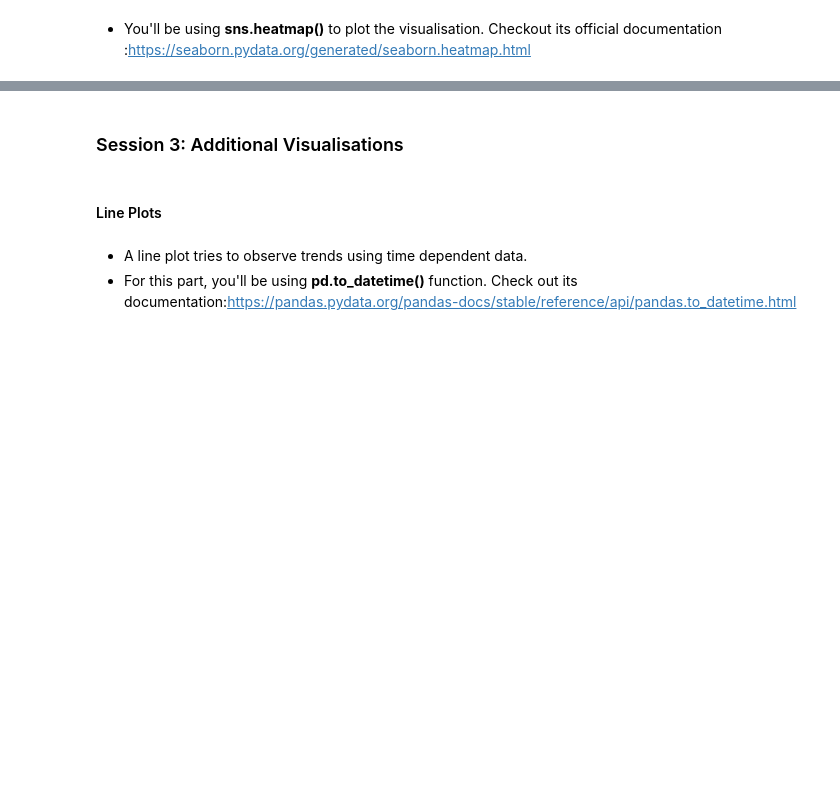
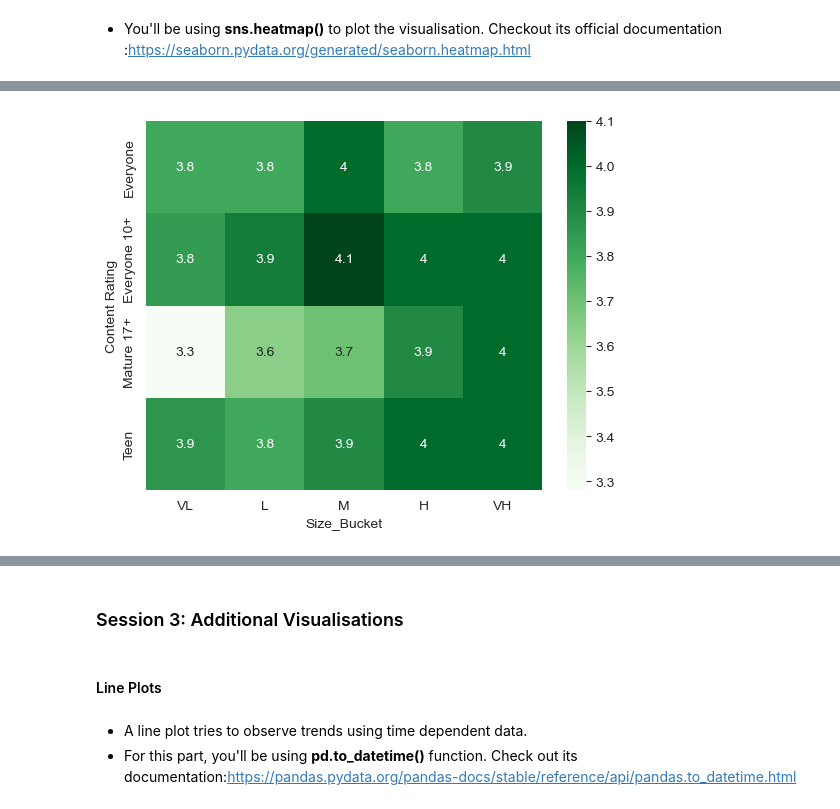
Before and after one commit to AnkitSalian/Machine_Learning_Notes, a Jupyter notebook: Data Visualization/Case Study/Case+Study+Notebook/Case Study Notebook/Data Visualisation in Python - Case Study.ipynb, the cells around one changed output, grey strips where cells are left out. Saved outputs shown, nothing was run; the diff lists cells and outputs as text; code cells hidden in the pictures; blank space fills up the shorter version.

```diff
--- a/Data Visualization/Case Study/Case+Study+Notebook/Case Study Notebook/Data Visualisation in Python - Case Study.ipynb
+++ b/Data Visualization/Case Study/Case+Study+Notebook/Case Study Notebook/Data Visualisation in Python - Case Study.ipynb
@@ -1164,3 +1205,9 @@ Heat mapsutilise the concept of using colours and colour intensities to visualis
+# %%
+##Apply customisations
+sns.heatmap(res, cmap="Greens", annot=True)
+plt.show()
+# %% [output]
+[figure, added]
 # %%
 ##Question - Replace Content Rating with Review_buckets in the above heat map
 ##Keep the aggregation at minimum value for Rating
```
Also changed, not shown: parts of 26 cells of this notebook.
